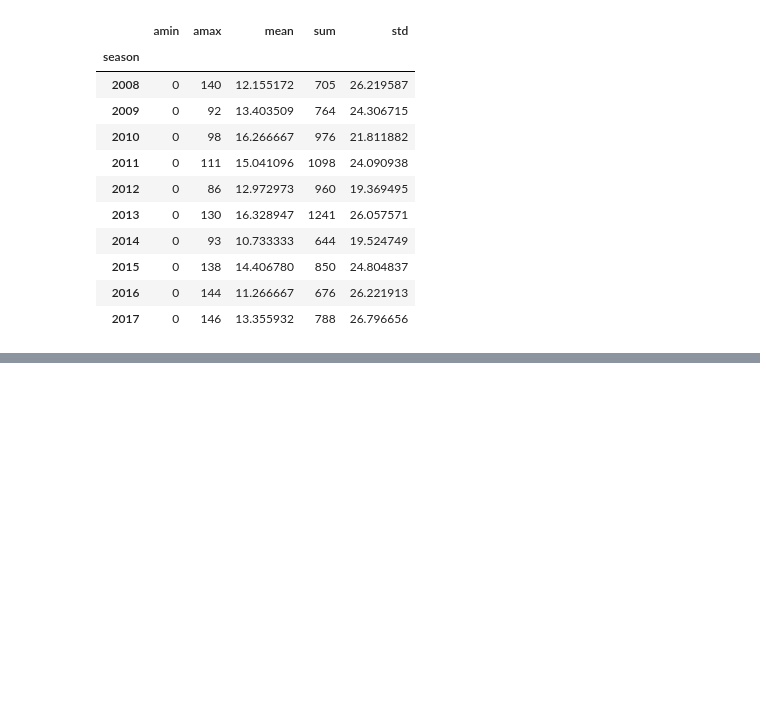
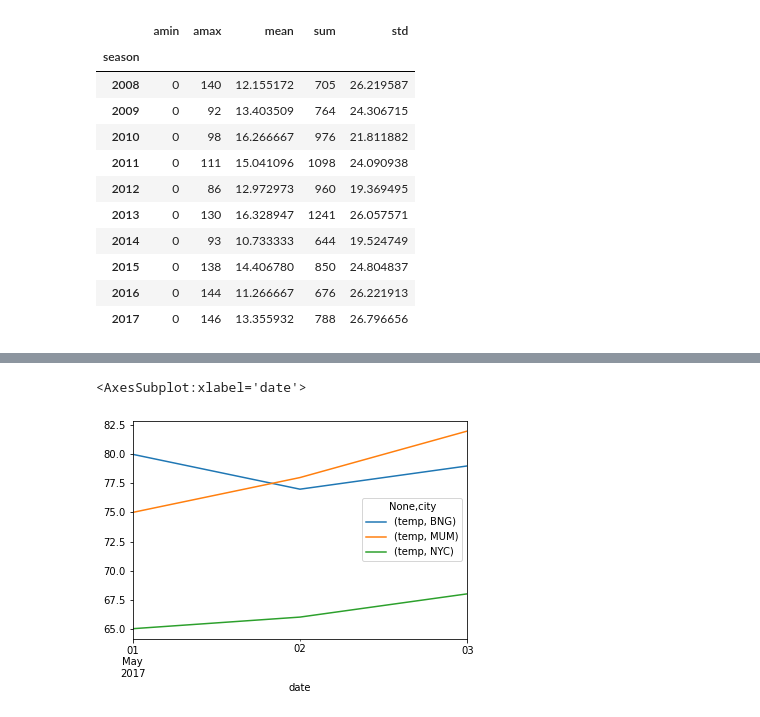
Before and after one commit to AvyayIrde/Data-Science-Course, a Jupyter notebook: Week 7/Pandas_Cheatsheet.ipynb, the cells around one changed output, grey strips where cells are left out. Cells and saved outputs as stored; diff of their text form; code cells hidden in the pictures; blank space fills up the shorter version.

```diff
--- a/Week 7/Pandas_Cheatsheet.ipynb
+++ b/Week 7/Pandas_Cheatsheet.ipynb
@@ -763,0 +859,14 @@ year['win_by_runs'].agg([np.min,np.max,np.mean,np.sum,np.std])
+# %%
+# pivot_table()
+# allows you to reshape or trnasform your dataframe
+
+dict_={
+    'date':['5/1/2017', '5/2/2017','5/3/2017','5/1/2017', '5/2/2017','5/3/2017','5/1/2017', '5/2/2017','5/3/2017'],
+    'city':['NYC','NYC','NYC','MUM','MUM','MUM','BNG','BNG','BNG'],
+    'temp':[65,66,68,75,78,82,80,77,79],
+    'humidity':[56,58,60,80,83,85,26,30,35]
+}
+
+
+df = pd.DataFrame(dict_)
+df
@@ -763,0 +915,3 @@ year['win_by_runs'].agg([np.min,np.max,np.mean,np.sum,np.std])
+# %%
+df['date']=pd.to_datetime(df['date'])
+df
@@ -763,0 +929,5 @@ year['win_by_runs'].agg([np.min,np.max,np.mean,np.sum,np.std])
+# %%
+pd.pivot_table(df, index='date', columns='city', values=['temp']).plot()
+# %% [output]
+<AxesSubplot:xlabel='date'>
+[figure, added]
```
Also changed, not shown: parts of 14 cells of this notebook, 1 other file.
